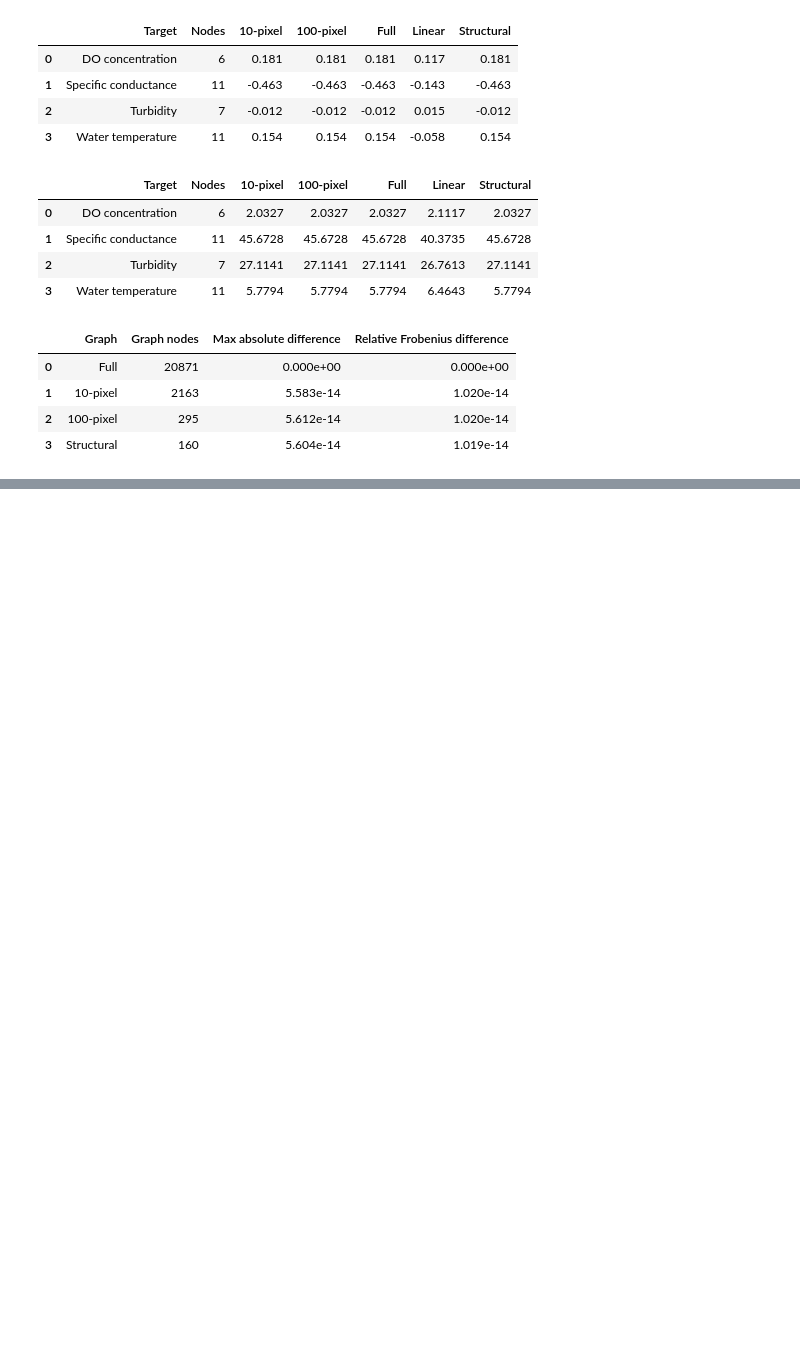
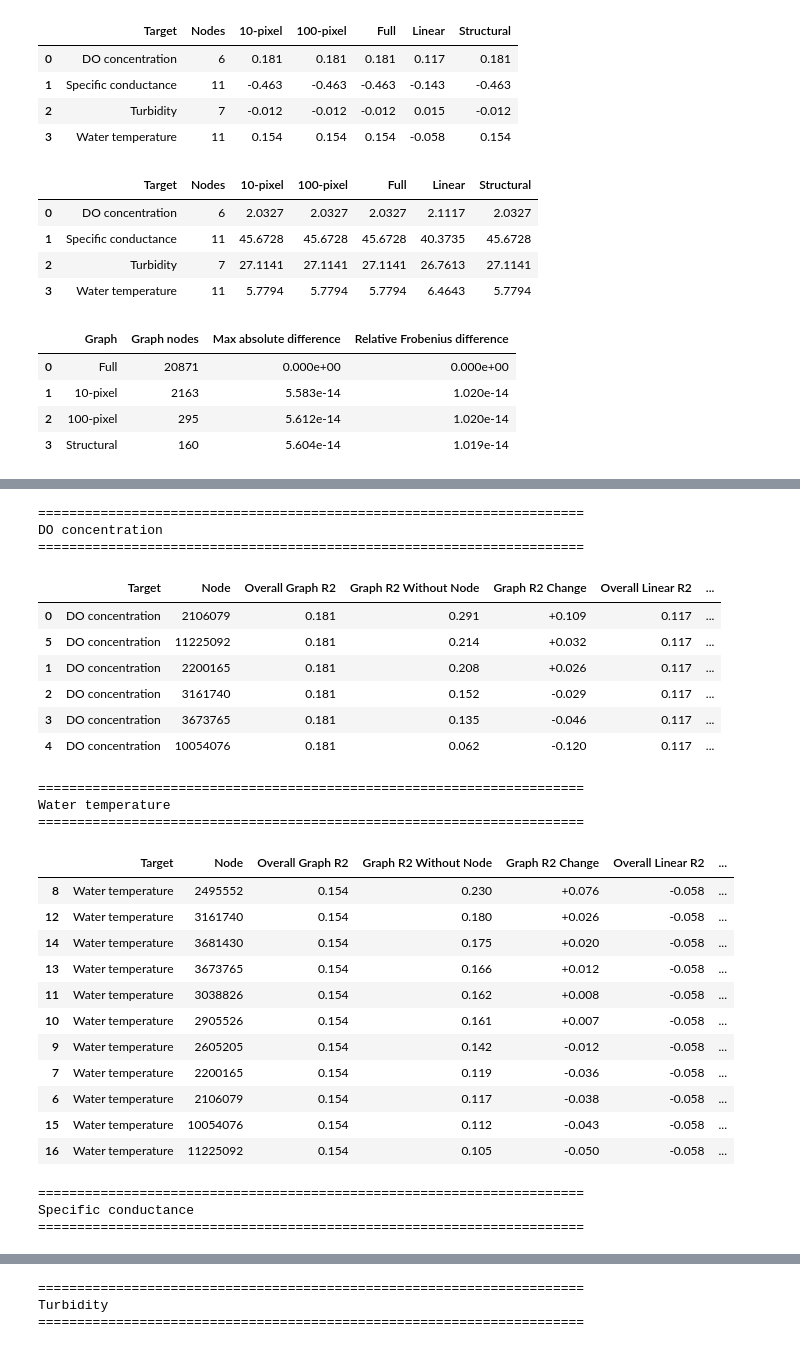
Before and after one commit to andrewc156/rivernets, a Jupyter notebook: chattahoochee_graph.ipynb, the cells around one changed output, grey strips where cells are left out. Saved outputs shown, nothing was run; the diff lists cells and outputs as text; code cells hidden in the pictures; blank space fills up the shorter version.

Commit message:
tested width with graphs

```diff
--- a/chattahoochee_graph.ipynb
+++ b/chattahoochee_graph.ipynb
@@ -5961,0 +6376,76 @@ display(
+# %%
+for target in all_predictions:
+
+    print(
+        "\n"
+        + "=" * 70
+    )
+
+    print(target)
+
+    print(
+        "=" * 70
+    )
+
+
+    display(
+        node_influence[
+            node_influence[
+                "Target"
+            ] == target
+        ]
+        .sort_values(
+            "Graph R2 Change",
+            ascending=False
+        )
+        .style
+        .format({
+
+            "Overall Graph R2":
+                "{:.3f}",
+
+            "Graph R2 Without Node":
+                "{:.3f}",
+
+            "Graph R2 Change":
+                "{:+.3f}",
+
+            "Overall Linear R2":
+                "{:.3f}",
+
+            "Linear R2 Without Node":
+                "{:.3f}",
+
+            "Linear R2 Change":
+                "{:+.3f}"
+        })
+    )
+# %% [output]
+======================================================================
+DO concentration
+======================================================================
+|  | Target | Node | Overall Graph R2 | Graph R2 Without Node | Graph R2 Change | Overall Linear R2 | ... |
+| 0 | DO concentration | 2106079 | 0.181 | 0.291 | +0.109 | 0.117 | ... |
+| 5 | DO concentration | 11225092 | 0.181 | 0.214 | +0.032 | 0.117 | ... |
+| 1 | DO concentration | 2200165 | 0.181 | 0.208 | +0.026 | 0.117 | ... |
+| 2 | DO concentration | 3161740 | 0.181 | 0.152 | -0.029 | 0.117 | ... |
+| 3 | DO concentration | 3673765 | 0.181 | 0.135 | -0.046 | 0.117 | ... |
+| 4 | DO concentration | 10054076 | 0.181 | 0.062 | -0.120 | 0.117 | ... |
+======================================================================
+Water temperature
+======================================================================
+|  | Target | Node | Overall Graph R2 | Graph R2 Without Node | Graph R2 Change | Overall Linear R2 | ... |
+| 8 | Water temperature | 2495552 | 0.154 | 0.230 | +0.076 | -0.058 | ... |
+| 12 | Water temperature | 3161740 | 0.154 | 0.180 | +0.026 | -0.058 | ... |
+| 14 | Water temperature | 3681430 | 0.154 | 0.175 | +0.020 | -0.058 | ... |
+| 13 | Water temperature | 3673765 | 0.154 | 0.166 | +0.012 | -0.058 | ... |
+| 11 | Water temperature | 3038826 | 0.154 | 0.162 | +0.008 | -0.058 | ... |
+| 10 | Water temperature | 2905526 | 0.154 | 0.161 | +0.007 | -0.058 | ... |
+| 9 | Water temperature | 2605205 | 0.154 | 0.142 | -0.012 | -0.058 | ... |
+| 7 | Water temperature | 2200165 | 0.154 | 0.119 | -0.036 | -0.058 | ... |
+| 6 | Water temperature | 2106079 | 0.154 | 0.117 | -0.038 | -0.058 | ... |
+| 15 | Water temperature | 10054076 | 0.154 | 0.112 | -0.043 | -0.058 | ... |
+| 16 | Water temperature | 11225092 | 0.154 | 0.105 | -0.050 | -0.058 | ... |
+======================================================================
+Specific conductance
+======================================================================
@@ -5961,0 +6464,3 @@ display(
+======================================================================
+Turbidity
+======================================================================
```
Also changed, not shown: parts of 18 cells of this notebook.
